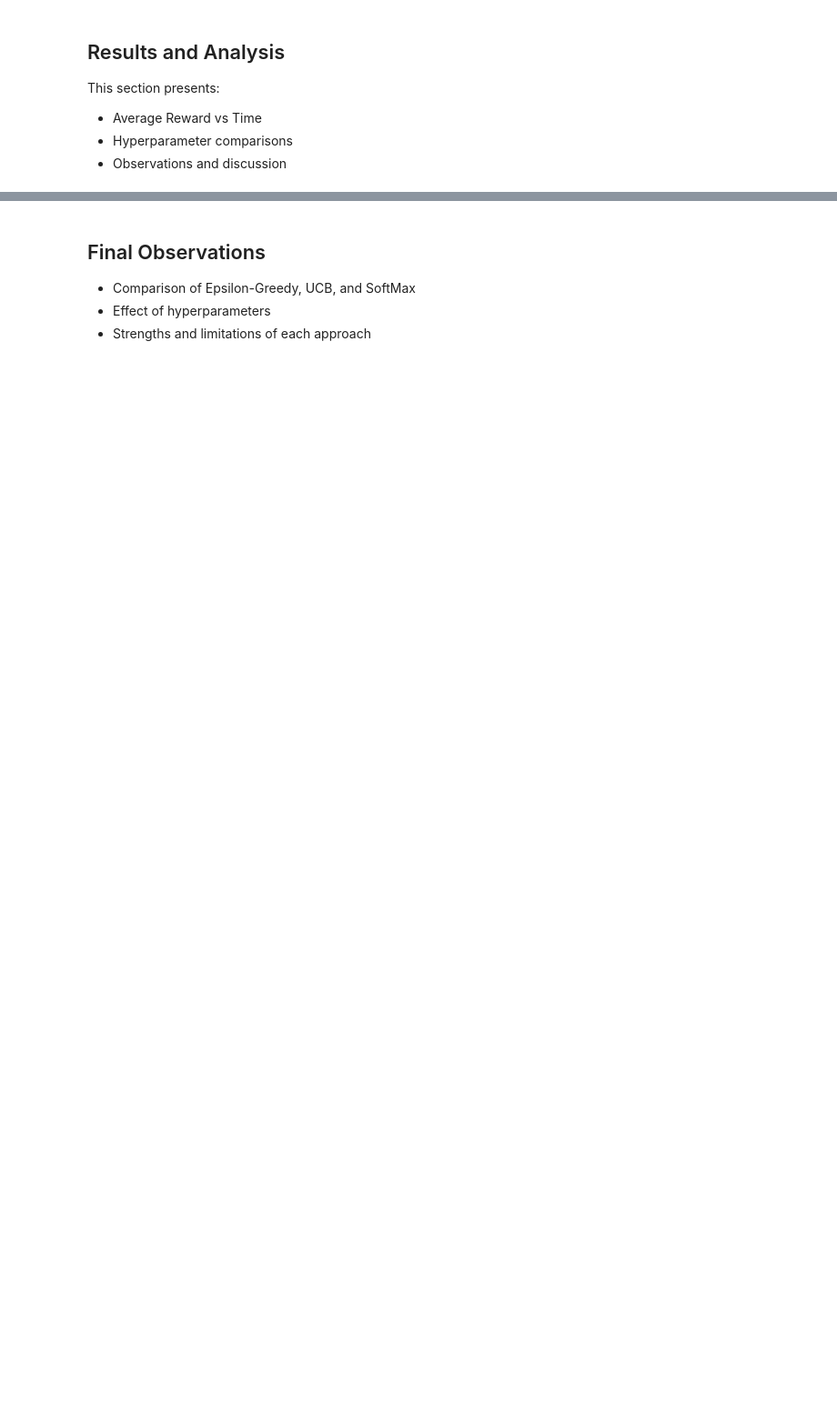
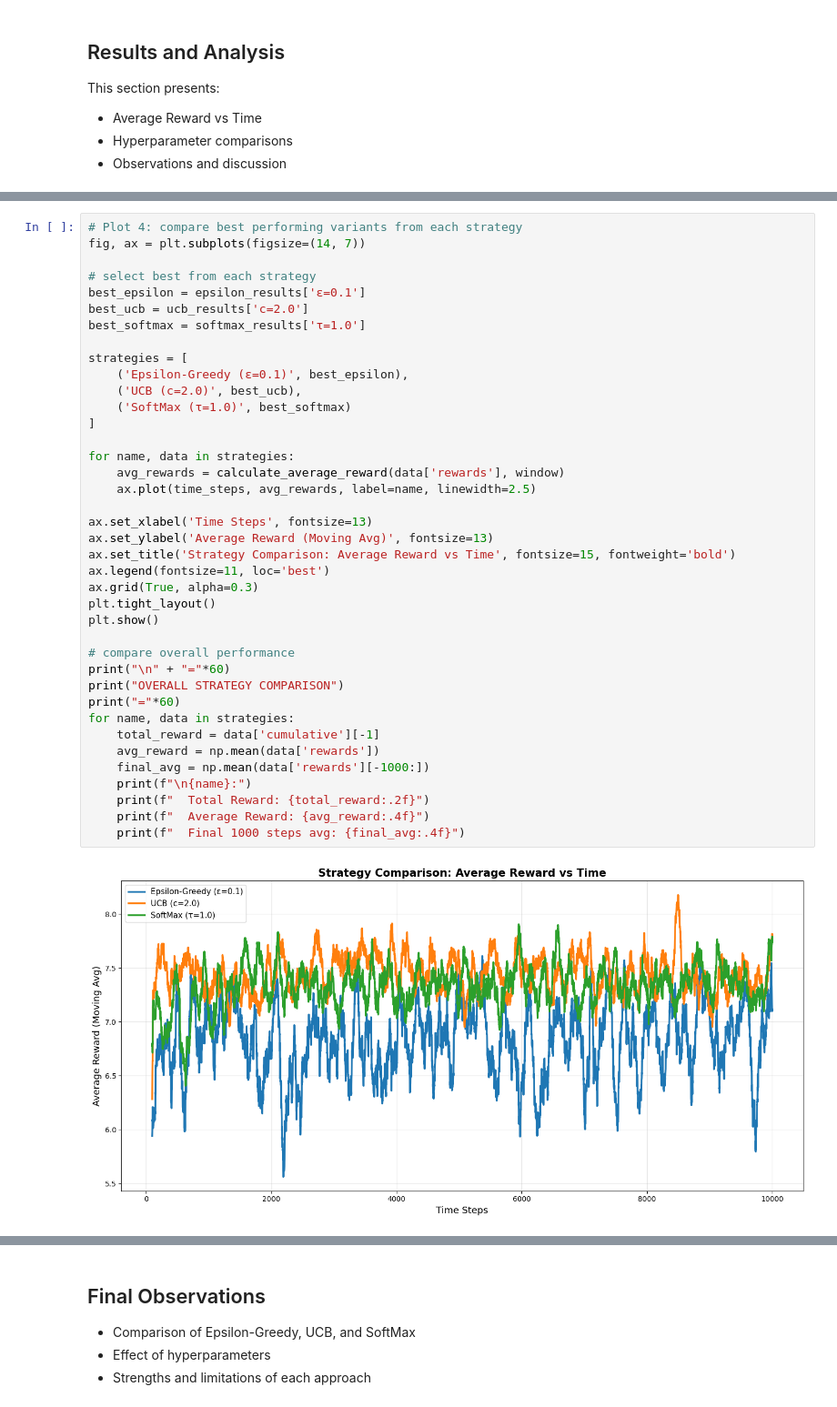
Before and after one commit to cyai/lab3-contextual-bandit, a Jupyter notebook: lab3_results_U20230048.ipynb, the cells around one changed output, grey strips where cells are left out. Shown at 91% size. Cells and saved outputs as stored; diff of their text form; blank space fills up the shorter version.

```diff
--- a/lab3_results_U20230048.ipynb
+++ b/lab3_results_U20230048.ipynb
@@ -238,0 +718,41 @@ This section presents:
+# %%
+# Plot 4: compare best performing variants from each strategy
+fig, ax = plt.subplots(figsize=(14, 7))
+
+# select best from each strategy
+best_epsilon = epsilon_results['ε=0.1']
+best_ucb = ucb_results['c=2.0']
+best_softmax = softmax_results['τ=1.0']
+
+strategies = [
+    ('Epsilon-Greedy (ε=0.1)', best_epsilon),
+    ('UCB (c=2.0)', best_ucb),
+    ('SoftMax (τ=1.0)', best_softmax)
+]
+
+for name, data in strategies:
+    avg_rewards = calculate_average_reward(data['rewards'], window)
+    ax.plot(time_steps, avg_rewards, label=name, linewidth=2.5)
+
+ax.set_xlabel('Time Steps', fontsize=13)
+ax.set_ylabel('Average Reward (Moving Avg)', fontsize=13)
+ax.set_title('Strategy Comparison: Average Reward vs Time', fontsize=15, fontweight='bold')
+ax.legend(fontsize=11, loc='best')
+ax.grid(True, alpha=0.3)
+plt.tight_layout()
+plt.show()
+
+# compare overall performance
+print("\n" + "="*60)
+print("OVERALL STRATEGY COMPARISON")
+print("="*60)
+for name, data in strategies:
+    total_reward = data['cumulative'][-1]
+    avg_reward = np.mean(data['rewards'])
+    final_avg = np.mean(data['rewards'][-1000:])
+    print(f"\n{name}:")
+    print(f"  Total Reward: {total_reward:.2f}")
+    print(f"  Average Reward: {avg_reward:.4f}")
+    print(f"  Final 1000 steps avg: {final_avg:.4f}")
+# %% [output]
+[figure, added]
```
Also changed, not shown: parts of 23 cells of this notebook, 2 other files.
